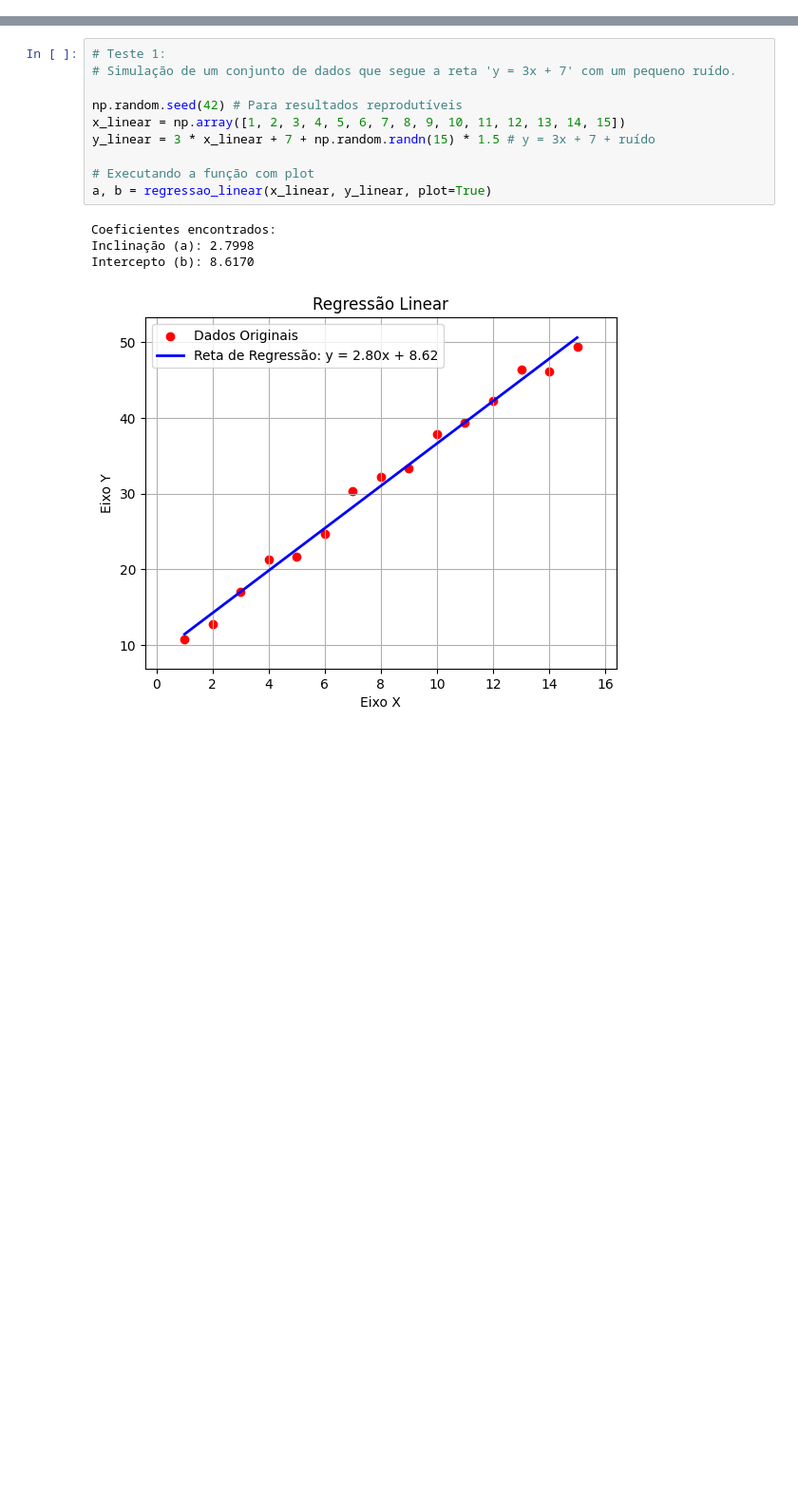
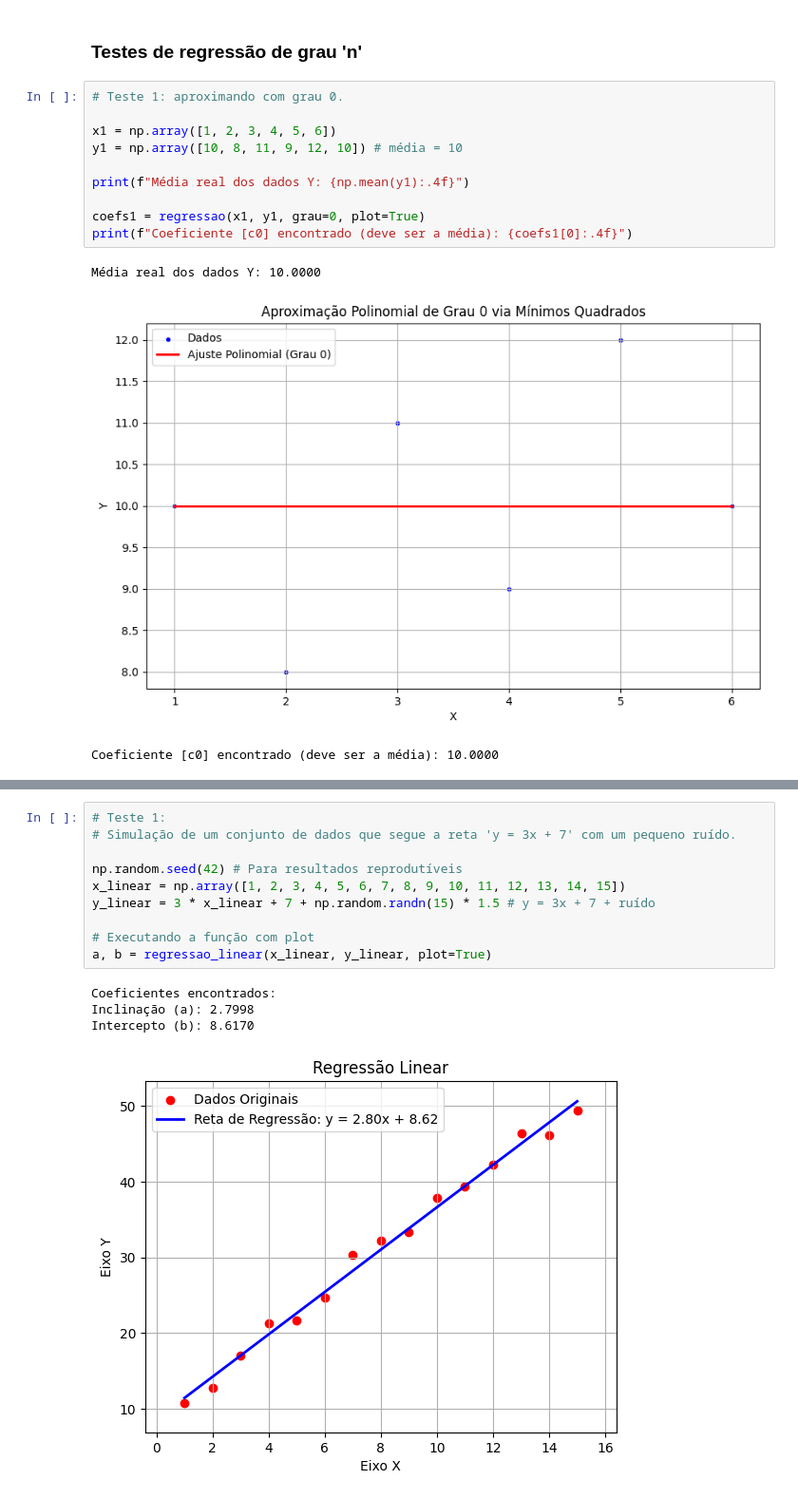
Before and after one commit to vrsmic/CB2325NumericaG1, a Jupyter notebook: src/CB2325NumericaG1/aproximacao/aproximacao.ipynb, the cells around one changed output, grey strips where cells are left out. Shown at 95% size. Cells and saved outputs as stored; diff of their text form; blank space fills up the shorter version.

Commit message:
Adicionando testes de regressao grau 'n' no pytest e no ipynb.

```diff
--- a/src/CB2325NumericaG1/aproximacao/aproximacao.ipynb
+++ b/src/CB2325NumericaG1/aproximacao/aproximacao.ipynb
@@ -311,0 +408,16 @@ def polinomio_de_taylor(function: sp.Expr, x_symbol: sp.Symbol, point: float, ti
+# %% [markdown]
+### Testes de regressão de grau 'n'
+# %%
+# Teste 1: aproximando com grau 0.
+
+x1 = np.array([1, 2, 3, 4, 5, 6])
+y1 = np.array([10, 8, 11, 9, 12, 10]) # média = 10
+
+print(f"Média real dos dados Y: {np.mean(y1):.4f}")
+
+coefs1 = regressao(x1, y1, grau=0, plot=True)
+print(f"Coeficiente [c0] encontrado (deve ser a média): {coefs1[0]:.4f}")
+# %% [output]
+Média real dos dados Y: 10.0000
+[figure, added]
+Coeficiente [c0] encontrado (deve ser a média): 10.0000
```
Also changed, not shown: parts of 9 cells of this notebook, 1 other file.
